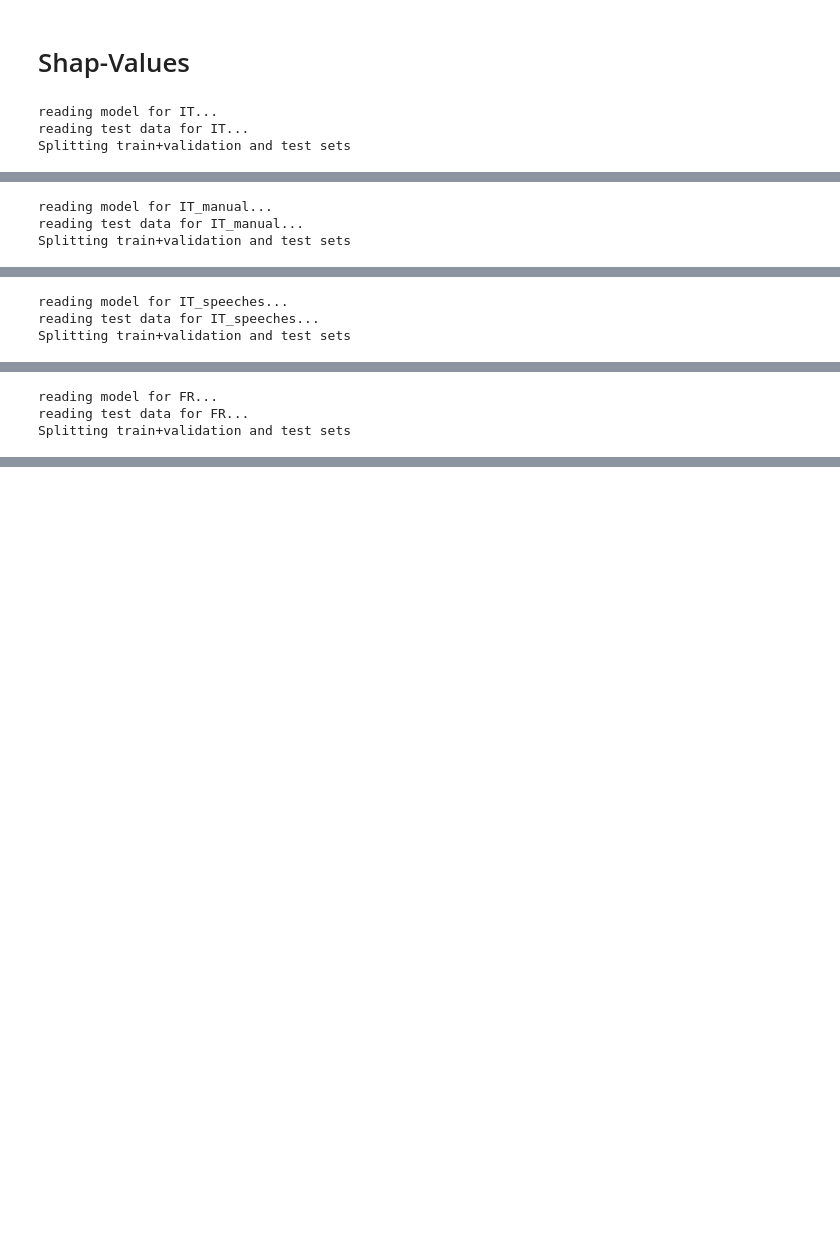
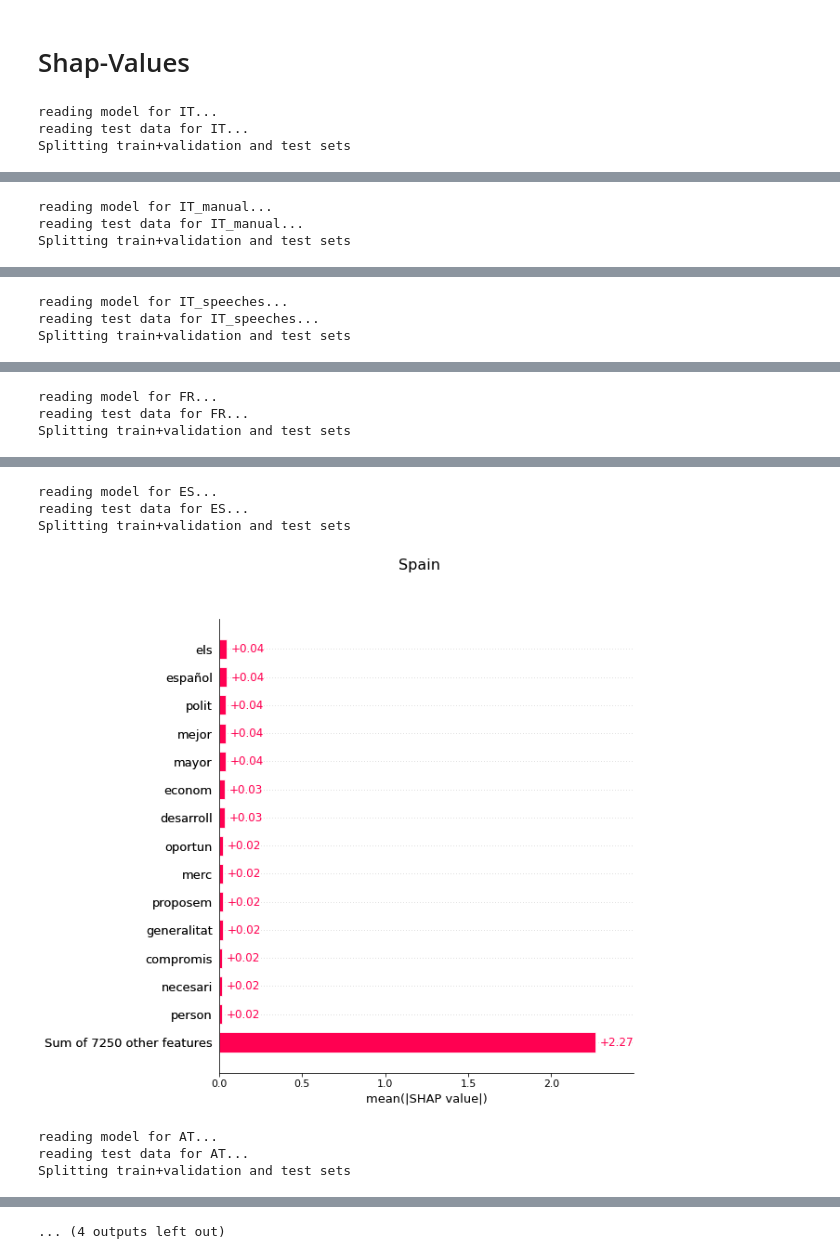
Before and after one commit to bernomone/howPopParties_addendum, a Jupyter notebook: 03_feature_importance.ipynb, the cells around one changed output, grey strips where cells are left out. Cells and saved outputs as stored; diff of their text form; code cells hidden in the pictures; blank space fills up the shorter version.

```diff
--- a/03_feature_importance.ipynb
+++ b/03_feature_importance.ipynb
@@ -80,7 +80,7 @@ nation_labels = {
     "DE": "Germany",
     "FR": "France",
     "NL": "Netherlands",
-    "ES": "Spaing"
+    "ES": "Spain"
 }
 # %% [markdown]
 # Shap-Values
@@ -117,27 +117,34 @@ def compute_shap_values(nation,nations_params=nations_params):
 
     return shap_values
 # %%
-for nation in ["IT", "IT_manual", "IT_speeches", "FR"]:
+for nation in ["IT", "IT_manual", "IT_speeches", "FR", "ES", "AT","DE","NL"]:
     fig = plt.figure(figsize=(20,5))
     fig.suptitle(nation_labels[nation], fontsize=16)
     shap_values = compute_shap_values(nation)
     shap.plots.bar(shap_values, show=False,max_display=15)
     plt.savefig("./figures/shap_values_{}.png".format(nation), dpi=300)
     plt.show()
 # %% [output]
 reading model for IT...
 reading test data for IT...
 Splitting train+validation and test sets
 [figure]
 reading model for IT_manual...
 reading test data for IT_manual...
 Splitting train+validation and test sets
 [figure]
 reading model for IT_speeches...
 reading test data for IT_speeches...
 Splitting train+validation and test sets
 [figure]
 reading model for FR...
 reading test data for FR...
 Splitting train+validation and test sets
 [figure]
+reading model for ES...
+reading test data for ES...
+Splitting train+validation and test sets
+[figure, added]
+reading model for AT...
+reading test data for AT...
+Splitting train+validation and test sets
@@ -143,0 +152 @@ Splitting train+validation and test sets
+... (4 outputs left out)
```
Also changed, not shown: parts of 1 cell of this notebook, 1 other file.
